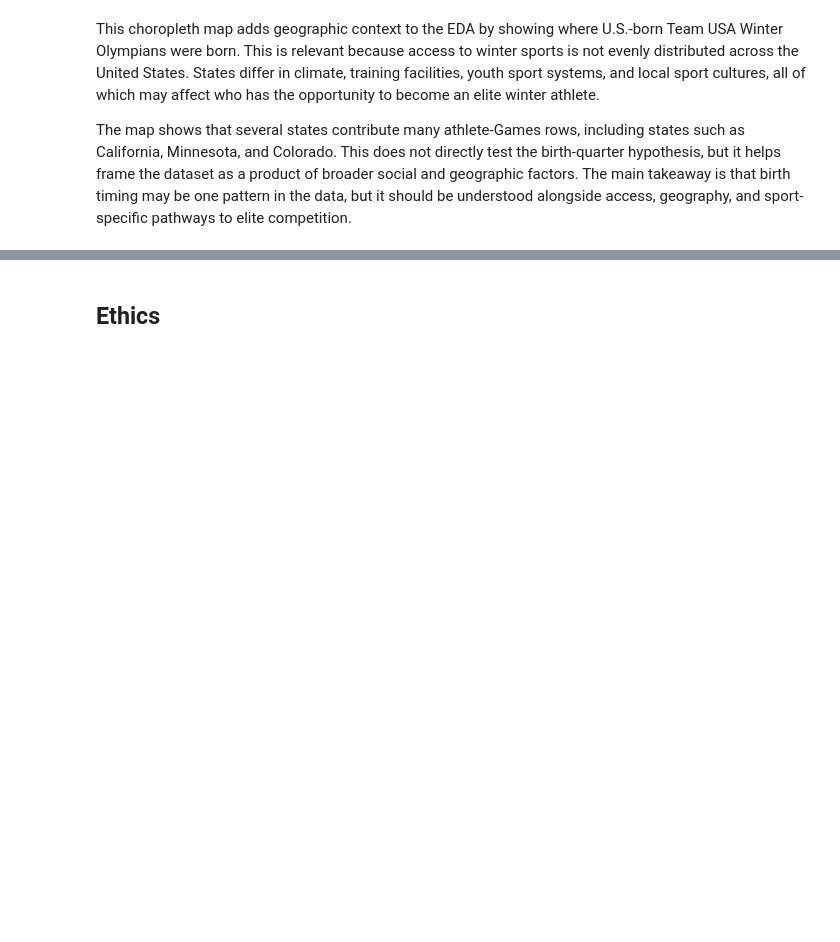
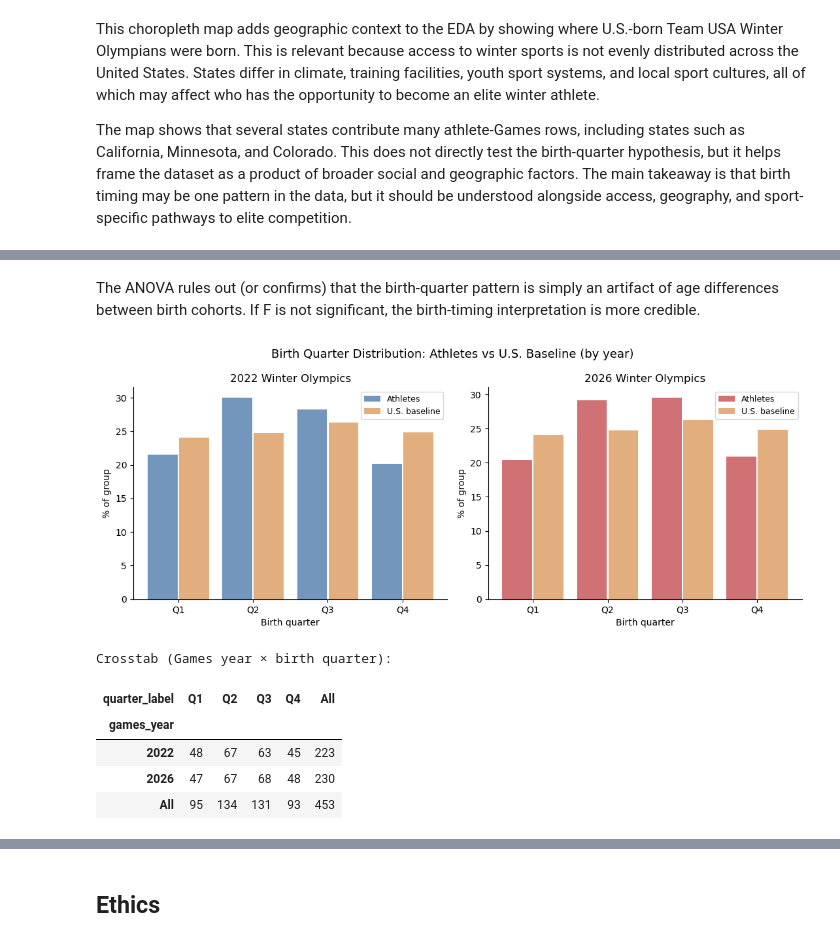
Before and after one commit to COGS108/Group-SP26-092, a Jupyter notebook: 02-EDACheckpoint.ipynb, the cells around one changed output, grey strips where cells are left out. Saved outputs shown, nothing was run; the diff lists cells and outputs as text; code cells hidden in the pictures; blank space fills up the shorter version.

```diff
--- a/02-EDACheckpoint.ipynb
+++ b/02-EDACheckpoint.ipynb
@@ -1362,0 +1675,39 @@ The map shows that several states contribute many athlete-Games rows, including
+# %% [markdown]
+The ANOVA rules out (or confirms) that the birth-quarter pattern is simply an artifact of age differences between birth cohorts. If F is not significant, the birth-timing interpretation is more credible.
+# %%
+# Birth quarter by Games year (2022 vs 2026)
+fig, axes = plt.subplots(1, 2, figsize=(11, 4.5), sharey=False)
+yr_colors = {2022:"#4f7cac", 2026:"#c44e52"}
+
+for ax, yr in zip(axes, [2022, 2026]):
+    sub = athletes[athletes["games_year"]==yr]
+    qpct = sub["quarter_label"].value_counts().reindex(QUARTER_LABELS, fill_value=0)
+    qpct = qpct / qpct.sum() * 100
+    us_pct = us_quarterly.sort_values("birth_quarter")["percent_births"].values
+    x = list(range(4))
+    ax.bar(x, qpct.values, width=0.40, label="Athletes",
+           color=yr_colors[yr], alpha=0.80)
+    ax.bar([xi+0.42 for xi in x], us_pct, width=0.40,
+           label="U.S. baseline", color="#d88c46", alpha=0.70)
+    ax.set_xticks([xi+0.21 for xi in x]); ax.set_xticklabels(QUARTER_LABELS)
+    ax.set_xlabel("Birth quarter"); ax.set_ylabel("% of group")
+    ax.set_title(f"{yr} Winter Olympics"); ax.legend(fontsize=9)
+    sns.despine(ax=ax)
+
+fig.suptitle("Birth Quarter Distribution: Athletes vs U.S. Baseline (by year)", fontsize=13)
+plt.tight_layout()
+plt.savefig("data/03-figures/quarter_by_year.png", dpi=150, bbox_inches="tight")
+plt.show()
+
+print("Crosstab (Games year × birth quarter):")
+ct = pd.crosstab(athletes["games_year"],
+                 athletes["quarter_label"], margins=True)
+display(ct)
+# %% [output]
+[figure, added]
+Crosstab (Games year × birth quarter):
+| quarter_label | Q1 | Q2 | Q3 | Q4 | All |
+| games_year |  |  |  |  |  |
+| 2022 | 48 | 67 | 63 | 45 | 223 |
+| 2026 | 47 | 67 | 68 | 48 | 230 |
+| All | 95 | 134 | 131 | 93 | 453 |
```
Also changed, not shown: parts of 22 cells of this notebook, 5 other files.
